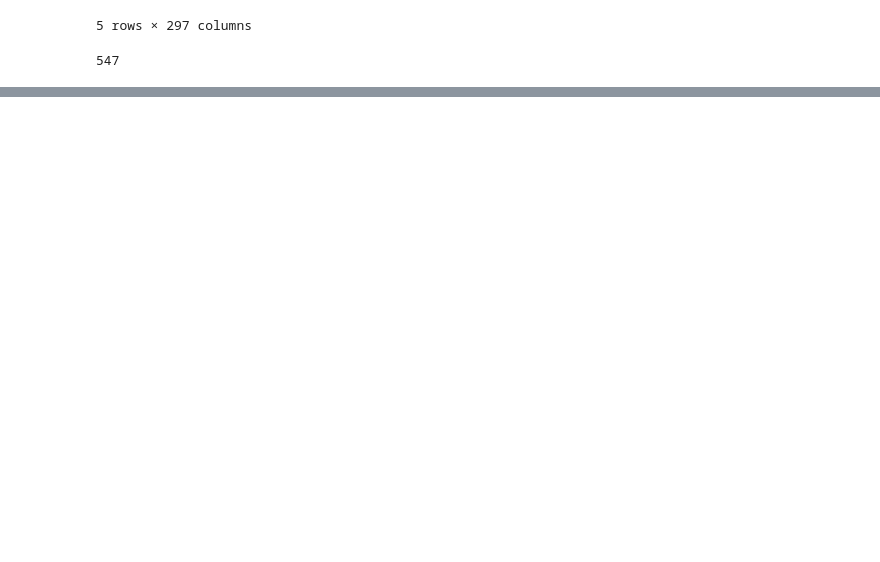
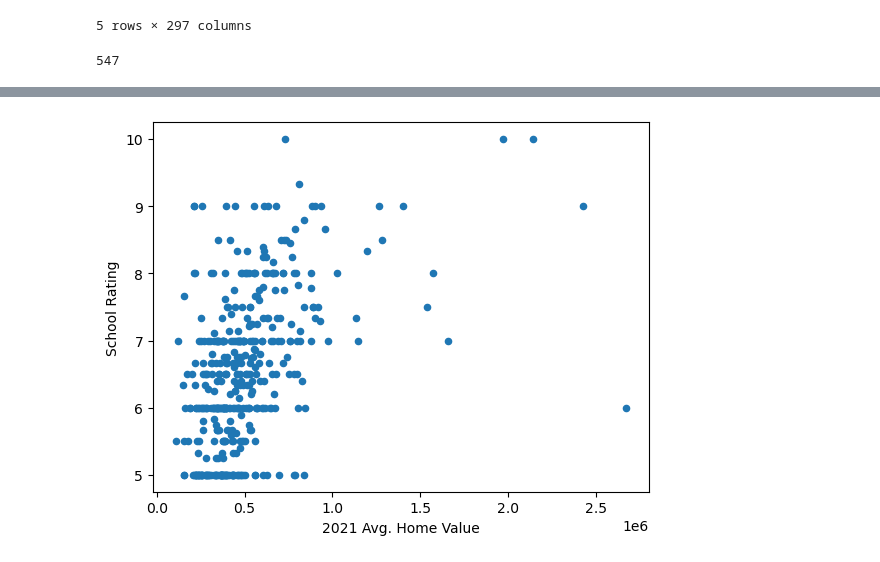
Before and after one commit to tlochan/ProjectOne, a Jupyter notebook: Data Cleaning.ipynb, the cells around one changed output, grey strips where cells are left out. Saved outputs shown, nothing was run; the diff lists cells and outputs as text; code cells hidden in the pictures; blank space fills up the shorter version.

```diff
--- a/Data Cleaning.ipynb
+++ b/Data Cleaning.ipynb
@@ -112,0 +128,4 @@ summaryDf
+# %%
+plot2021 = summaryDf.plot(kind="scatter", x="2021 Avg. Home Value", y="School Rating")
+# %% [output]
+[figure, added]
```
Also changed, not shown: parts of 11 cells of this notebook.
